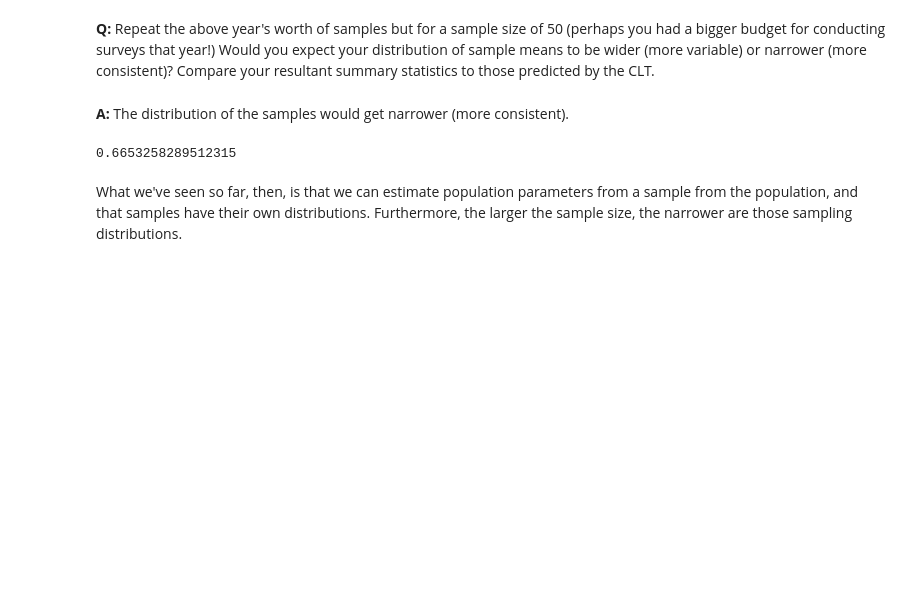
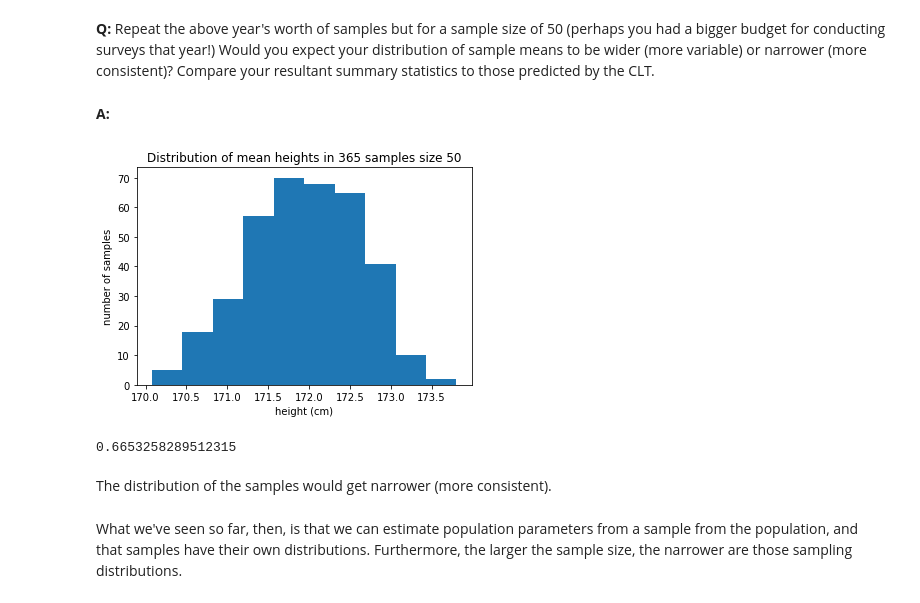
Before and after one commit to willjdew/inferential_statistics_1, a Jupyter notebook: inferential_statistics_1a-Q6.25.ipynb, the cells around one changed output. Cells and saved outputs as stored; diff of their text form; code cells hidden in the pictures; blank space fills up the shorter version.

```diff
--- a/inferential_statistics_1a-Q6.25.ipynb
+++ b/inferential_statistics_1a-Q6.25.ipynb
@@ -237,5 +219,3 @@ np.std(year_mean)
 Remember, in this instance, we knew our population parameters, that the average height really is 172 cm and the standard deviation is 5 cm, and we see some of our daily estimates of the population mean were as low as around 168 and some as high as 176.
 # %% [markdown]
 __Q:__ Repeat the above year's worth of samples but for a sample size of 50 (perhaps you had a bigger budget for conducting surveys that year!) Would you expect your distribution of sample means to be wider (more variable) or narrower (more consistent)? Compare your resultant summary statistics to those predicted by the CLT.
-# %% [markdown]
-__A:__ The distribution of the samples would get narrower (more consistent).
@@ -244,13 +222,25 @@ year_mean_50 = []
+# %% [markdown]
+__A:__
 # %%
+year_mean_50 = np.empty(365)
 seed(47)
 # calculate daily means from the larger sample size here
-for i in range(352):
+for i in range(365):
     daily = townsfolk_sampler(50)
-    year_mean_50.append(np.mean(daily))
+    year_mean_50[i] = np.mean(daily)
+# %%
+_ = plt.hist(year_mean_50, bins = 10)
+_ = plt.xlabel('height (cm)')
+_ = plt.ylabel('number of samples')
+_ = plt.title('Distribution of mean heights in 365 samples size 50')
+# %% [output]
+[figure, added]
 # %%
 np.std(year_mean_50)
 # %% [output]
 0.6653258289512315
+# %% [markdown]
+The distribution of the samples would get narrower (more consistent).
 # %% [markdown]
 What we've seen so far, then, is that we can estimate population parameters from a sample from the population, and that samples have their own distributions. Furthermore, the larger the sample size, the narrower are those sampling distributions.
 # %% [markdown]
```
Also changed, not shown: parts of 42 cells of this notebook, 1 other file.
